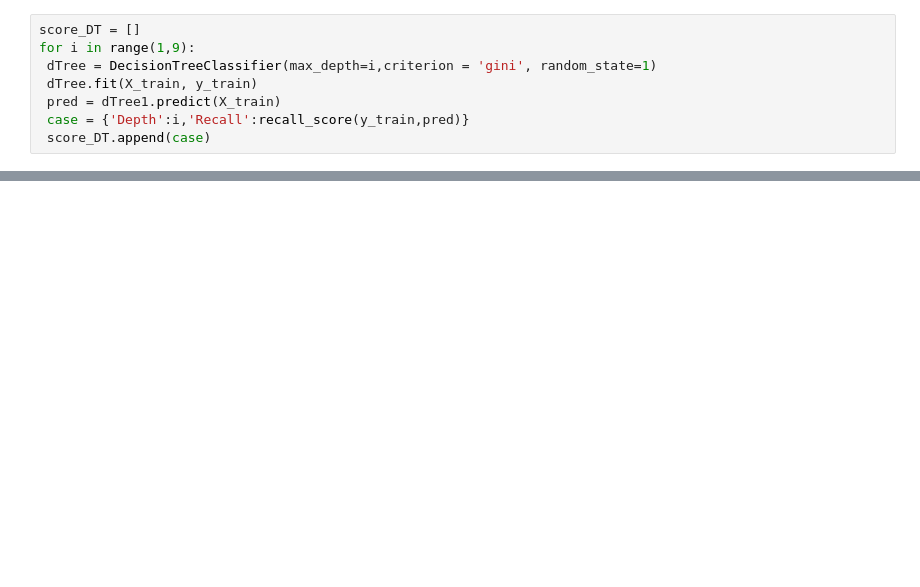
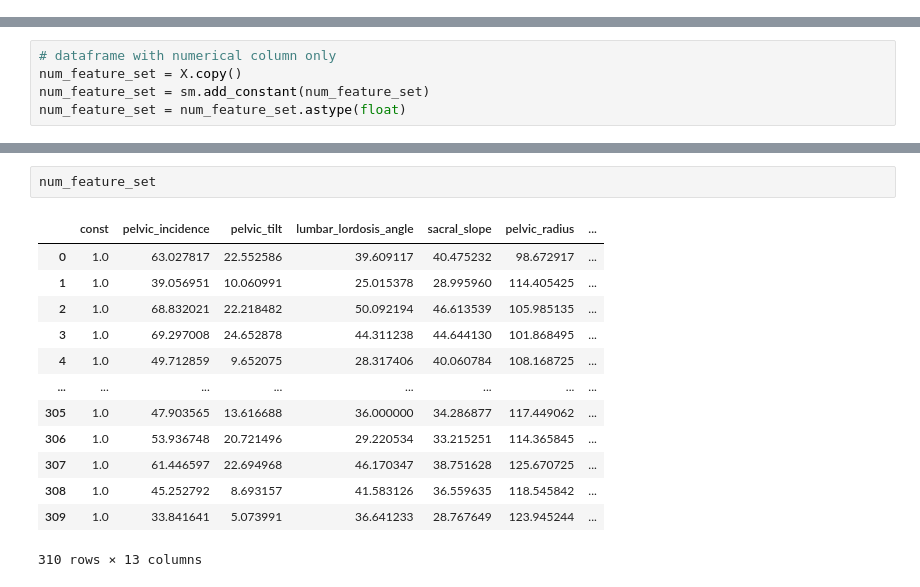
Before and after one commit to piyush76/PGD-DataScience, a Jupyter notebook: code/Logistic-Regression/backpain-handson-quiz.ipynb, the cells around one changed output, grey strips where cells are left out. Saved outputs shown, nothing was run; the diff lists cells and outputs as text; blank space fills up the shorter version.

```diff
--- a/code/Logistic-Regression/backpain-handson-quiz.ipynb
+++ b/code/Logistic-Regression/backpain-handson-quiz.ipynb
@@ -393,8 +193,0 @@ DecisionTreeClassifier(random_state=1)
-# %%
-score_DT = []
-for i in range(1,9):
- dTree = DecisionTreeClassifier(max_depth=i,criterion = 'gini', random_state=1)
- dTree.fit(X_train, y_train)
- pred = dTree1.predict(X_train)
- case = {'Depth':i,'Recall':recall_score(y_train,pred)}
- score_DT.append(case)
@@ -445,0 +223,5 @@ estimator.fit(X_train, y_train)
+# %%
+# dataframe with numerical column only
+num_feature_set = X.copy()
+num_feature_set = sm.add_constant(num_feature_set)
+num_feature_set = num_feature_set.astype(float)
@@ -445,0 +230,16 @@ estimator.fit(X_train, y_train)
+# %%
+num_feature_set
+# %% [output]
+|  | const | pelvic_incidence | pelvic_tilt | lumbar_lordosis_angle | sacral_slope | pelvic_radius | ... |
+| 0 | 1.0 | 63.027817 | 22.552586 | 39.609117 | 40.475232 | 98.672917 | ... |
+| 1 | 1.0 | 39.056951 | 10.060991 | 25.015378 | 28.995960 | 114.405425 | ... |
+| 2 | 1.0 | 68.832021 | 22.218482 | 50.092194 | 46.613539 | 105.985135 | ... |
+| 3 | 1.0 | 69.297008 | 24.652878 | 44.311238 | 44.644130 | 101.868495 | ... |
+| 4 | 1.0 | 49.712859 | 9.652075 | 28.317406 | 40.060784 | 108.168725 | ... |
+| ... | ... | ... | ... | ... | ... | ... | ... |
+| 305 | 1.0 | 47.903565 | 13.616688 | 36.000000 | 34.286877 | 117.449062 | ... |
+| 306 | 1.0 | 53.936748 | 20.721496 | 29.220534 | 33.215251 | 114.365845 | ... |
+| 307 | 1.0 | 61.446597 | 22.694968 | 46.170347 | 38.751628 | 125.670725 | ... |
+| 308 | 1.0 | 45.252792 | 8.693157 | 41.583126 | 36.559635 | 118.545842 | ... |
+| 309 | 1.0 | 33.841641 | 5.073991 | 36.641233 | 28.767649 | 123.945244 | ... |
+310 rows × 13 columns
```
Also changed, not shown: parts of 49 cells of this notebook.
